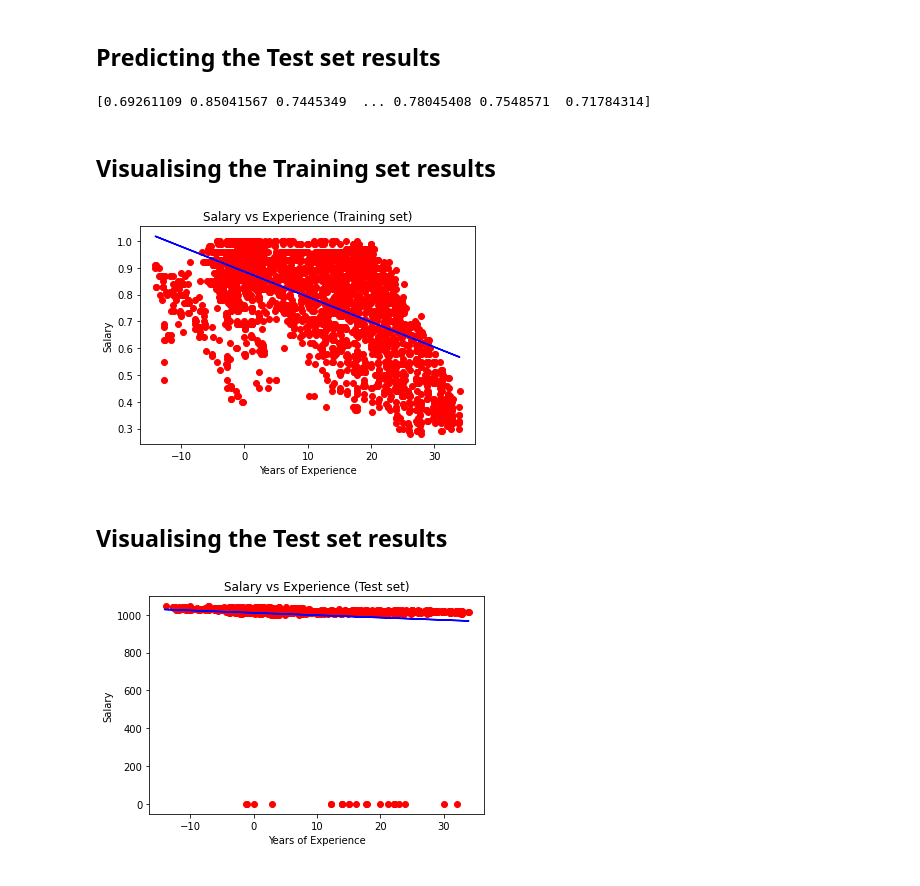
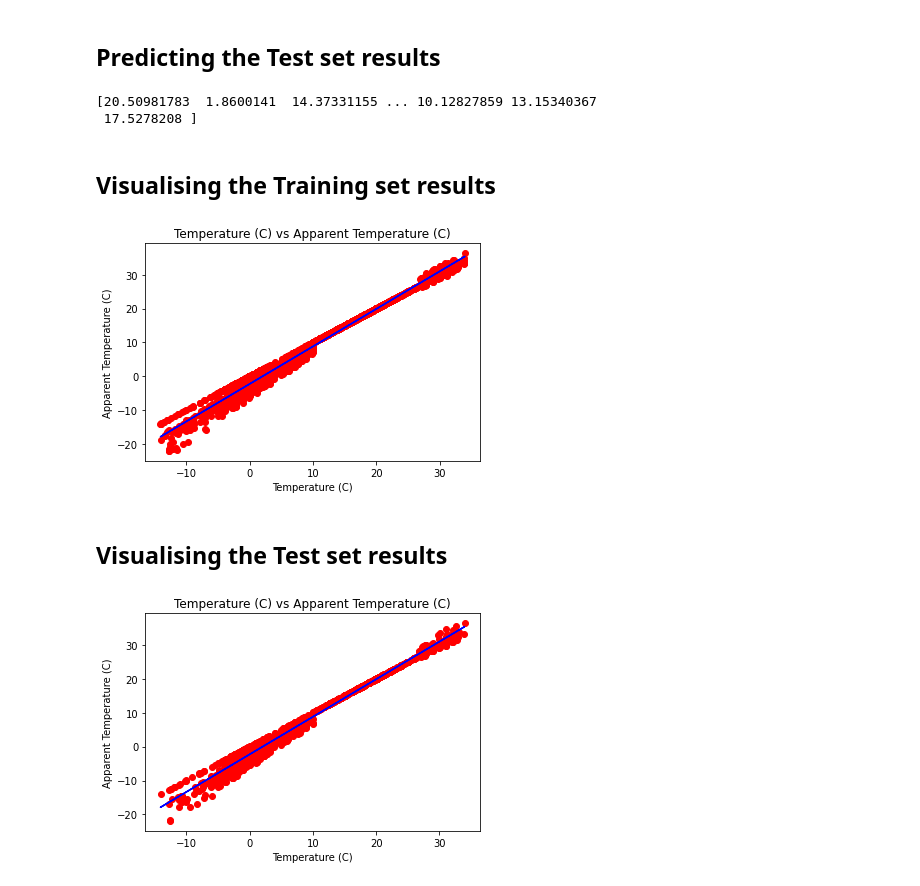
Before and after one commit to monotera/intro-AI, a Jupyter notebook: Regresion lineal/simple_linear_regression_weather.ipynb, the cells around one changed output. Saved outputs shown, nothing was run; the diff lists cells and outputs as text; code cells hidden in the pictures.

```diff
--- a/Regresion lineal/simple_linear_regression_weather.ipynb
+++ b/Regresion lineal/simple_linear_regression_weather.ipynb
@@ -11,7 +11,7 @@ import pandas as pd
 # %%
 dataset = pd.read_csv('weatherHistory.csv')
 X = dataset.iloc[:,3:4].values
-y = dataset.loc[:, "Humidity"].values
+y = dataset.loc[:, "Apparent Temperature (C)"].values
 print(X)
 print("-------------------")
 print(y)
@@ -75,26 +78,27 @@ LinearRegression()
 y_pred = regressor.predict(X_test)
 print(y_pred)
 # %% [output]
-[0.69261109 0.85041567 0.7445349  ... 0.78045408 0.7548571  0.71784314]
+[20.50981783  1.8600141  14.37331155 ... 10.12827859 13.15340367
+ 17.5278208 ]
 # %% [markdown]
 ## Visualising the Training set results
 # %%
 plt.scatter(X_train, y_train, color = 'red')
 plt.plot(X_train, regressor.predict(X_train), color = 'blue')
-plt.title('Salary vs Experience (Training set)')
-plt.xlabel('Years of Experience')
-plt.ylabel('Salary')
+plt.title('Temperature (C) vs Apparent Temperature (C)')
+plt.xlabel('Temperature (C)')
+plt.ylabel('Apparent Temperature (C)')
 plt.show()
 # %% [output]
-[figure, old version]
+[figure, new version]
 # %% [markdown]
 ## Visualising the Test set results
 # %%
 plt.scatter(X_test, y_test, color = 'red')
 plt.plot(X_train, regressor.predict(X_train), color = 'blue')
-plt.title('Salary vs Experience (Test set)')
-plt.xlabel('Years of Experience')
-plt.ylabel('Salary')
+plt.title('Temperature (C) vs Apparent Temperature (C)')
+plt.xlabel('Temperature (C)')
+plt.ylabel('Apparent Temperature (C)')
 plt.show()
 # %% [output]
-[figure, old version]
+[figure, new version]
```
Also changed, not shown: parts of 3 cells of this notebook.
